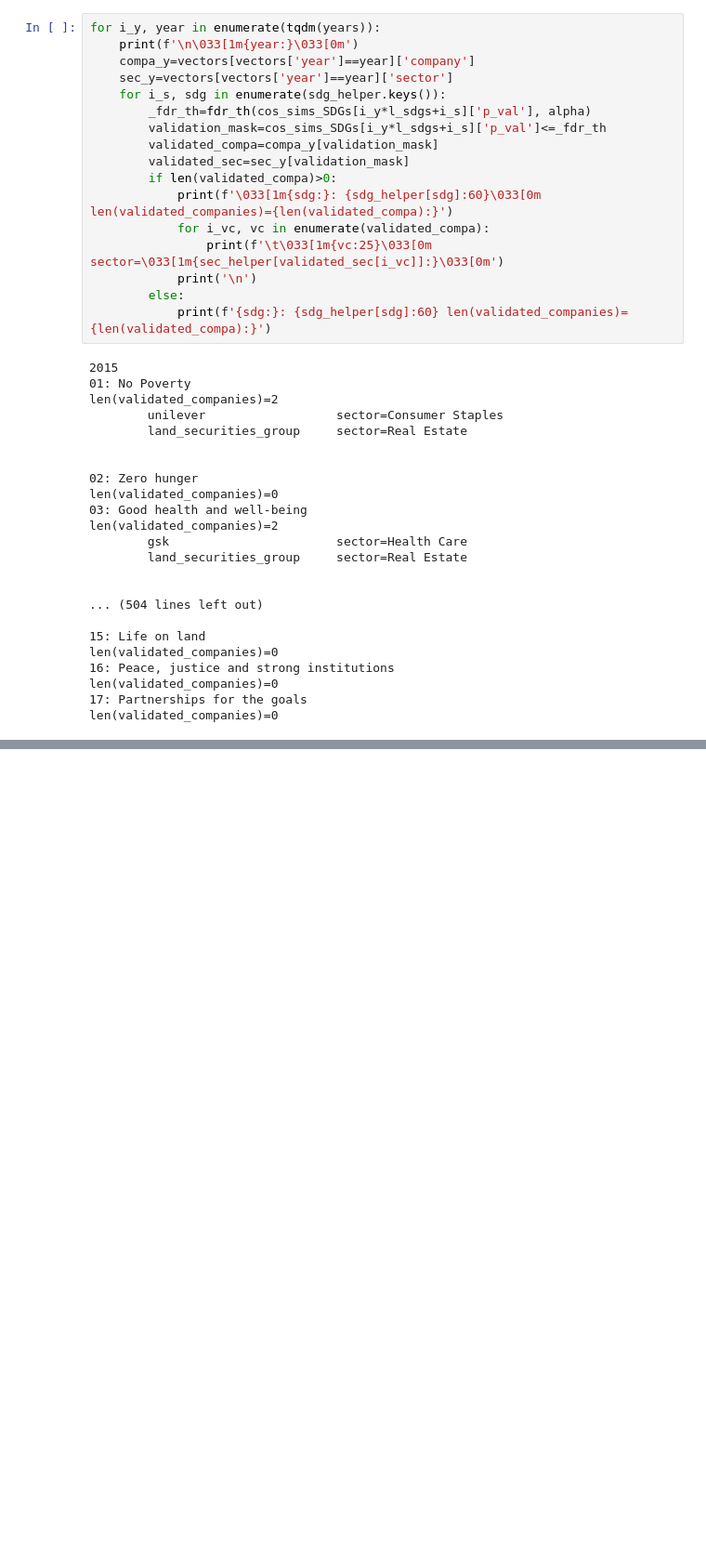
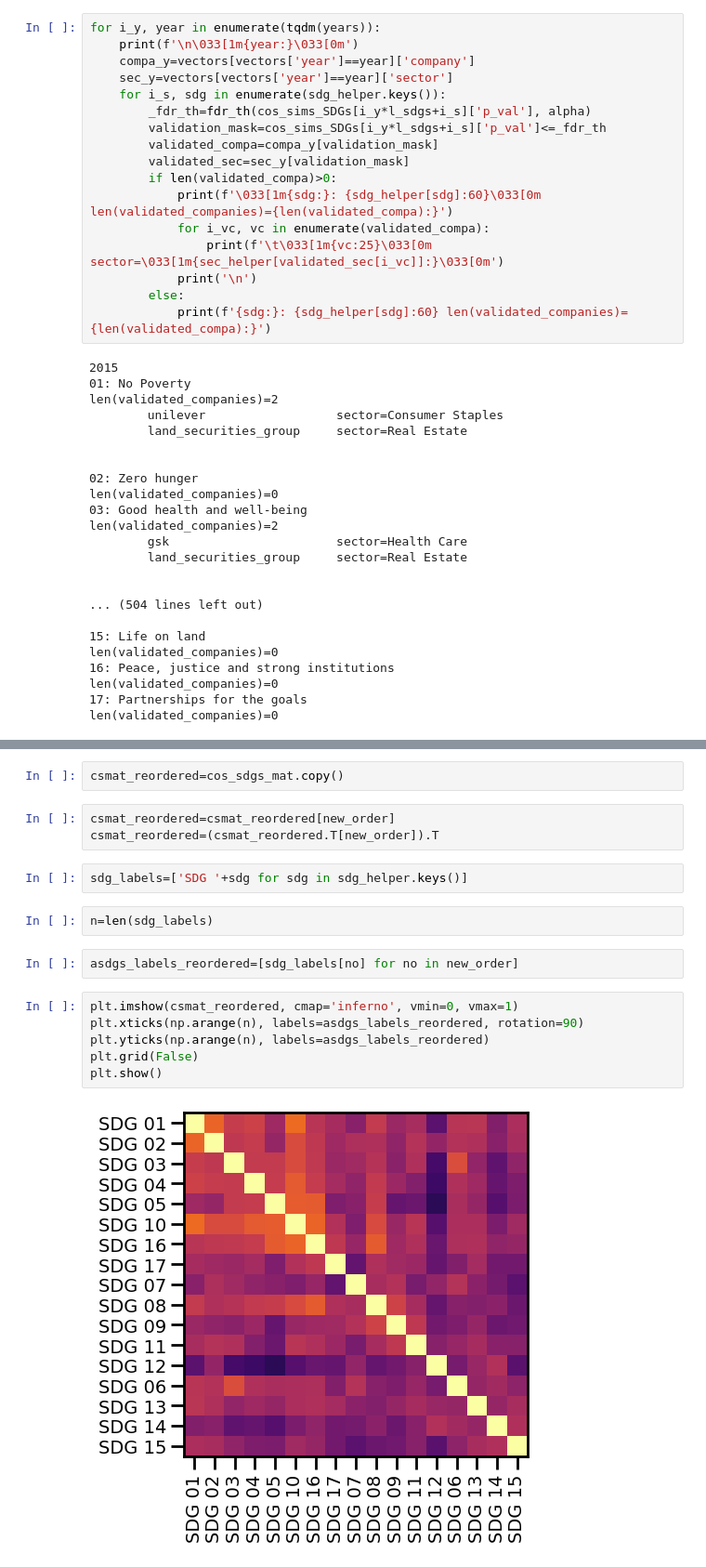
Before and after one commit to fabiosaracco/sdg_repos_advanced, a Jupyter notebook: 1_3_0_similarity_validation_abtt5.ipynb, the cells around one changed output, grey strips where cells are left out. Shown at 93% size. Drawn from its saved outputs; the diff is of its cells as text; blank space fills up the shorter version.

Commit message:
best plots ever, while unclear

```diff
--- a/1_3_0_similarity_validation_abtt5.ipynb
+++ b/1_3_0_similarity_validation_abtt5.ipynb
@@ -942,0 +978,19 @@ for i_y, year in enumerate(tqdm(years)):
+# %%
+csmat_reordered=cos_sdgs_mat.copy()
+# %%
+csmat_reordered=csmat_reordered[new_order]
+csmat_reordered=(csmat_reordered.T[new_order]).T
+# %%
+sdg_labels=['SDG '+sdg for sdg in sdg_helper.keys()]
+# %%
+n=len(sdg_labels)
+# %%
+asdgs_labels_reordered=[sdg_labels[no] for no in new_order]
+# %%
+plt.imshow(csmat_reordered, cmap='inferno', vmin=0, vmax=1)
+plt.xticks(np.arange(n), labels=asdgs_labels_reordered, rotation=90)
+plt.yticks(np.arange(n), labels=asdgs_labels_reordered)
+plt.grid(False)
+plt.show()
+# %% [output]
+[figure, added]
```
Also changed, not shown: parts of 44 cells of this notebook.
